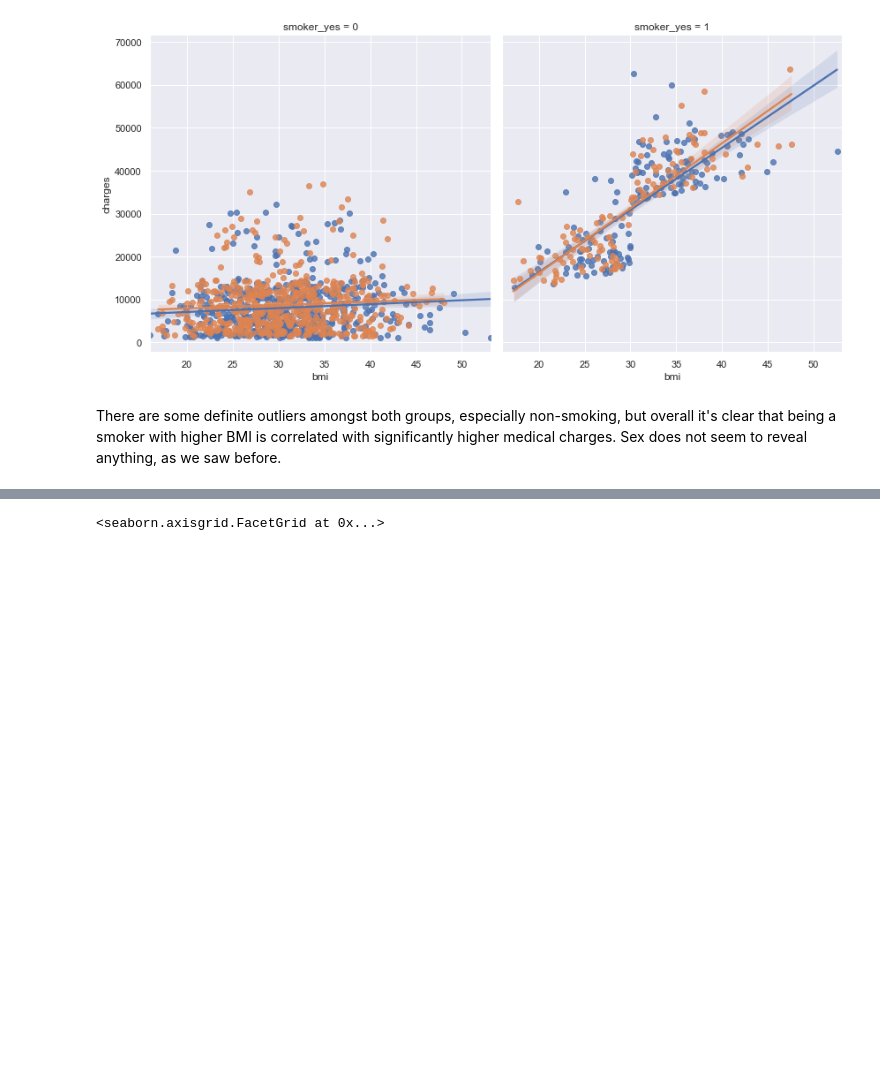
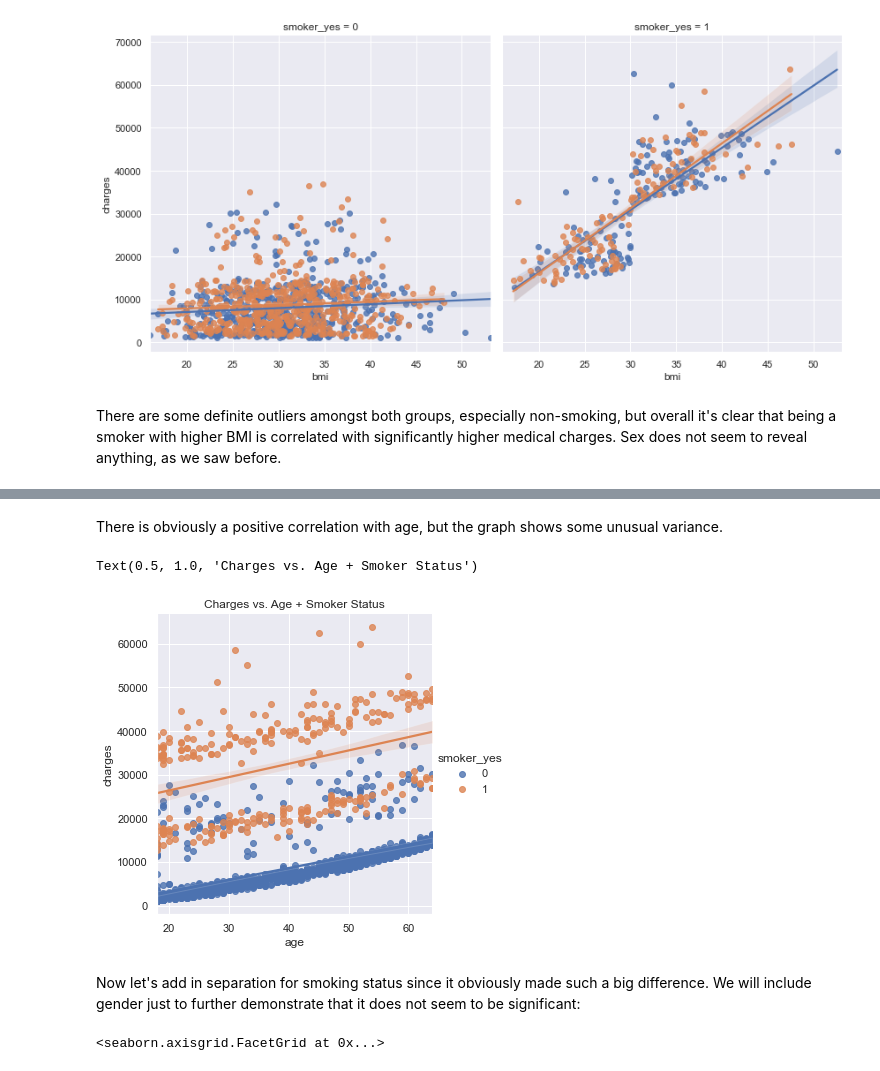
Before and after one commit to dbbabcock/DATA602_homework_1, a Jupyter notebook: ins_data_eda.ipynb, the cells around one changed output, grey strips where cells are left out. Drawn from its saved outputs; the diff is of its cells as text; code cells hidden in the pictures; blank space fills up the shorter version.

```diff
--- a/ins_data_eda.ipynb
+++ b/ins_data_eda.ipynb
@@ -119,3 +126,14 @@ Next, let's look into how age factors into the charges while still keeping smoke
+# %% [markdown]
+There is obviously a positive correlation with age, but the graph shows some unusual variance.
+# %%
+# Let's see if coloring for smoker status helps explain some of the variation:
+sns.lmplot(x ='age', y ='charges', data = ins_data, hue='smoker_yes')
+plt.title("Charges vs. Age + Smoker Status")
+# %% [output]
+Text(0.5, 1.0, 'Charges vs. Age + Smoker Status')
+[figure, added]
+# %% [markdown]
+Now let's add in separation for smoking status since it obviously made such a big difference. We will include gender just to further demonstrate that it does not seem to be significant:
 # %%
 grid_plots = sns.FacetGrid(ins_data, col="smoker_yes", hue="sex_female", height=6, aspect=1)
 grid_plots.map(sns.regplot, "age", "charges")
```
Also changed, not shown: parts of 3 cells of this notebook, 6 other files.
